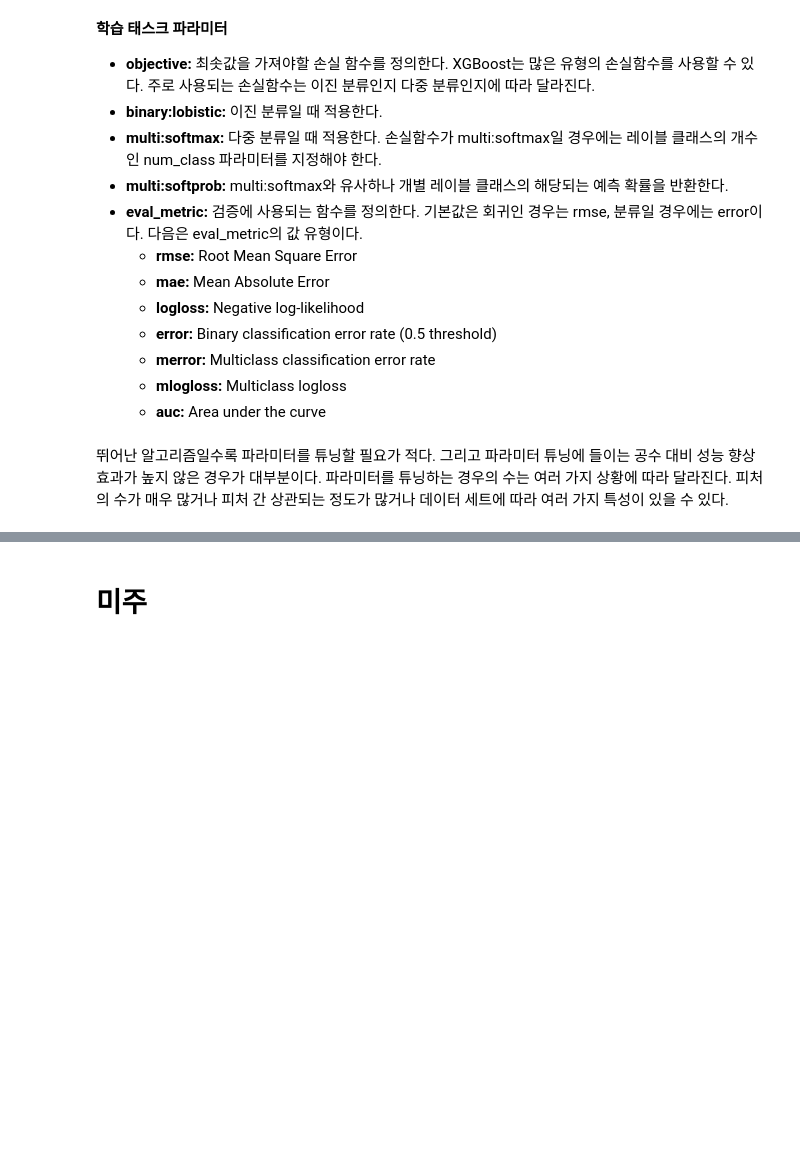
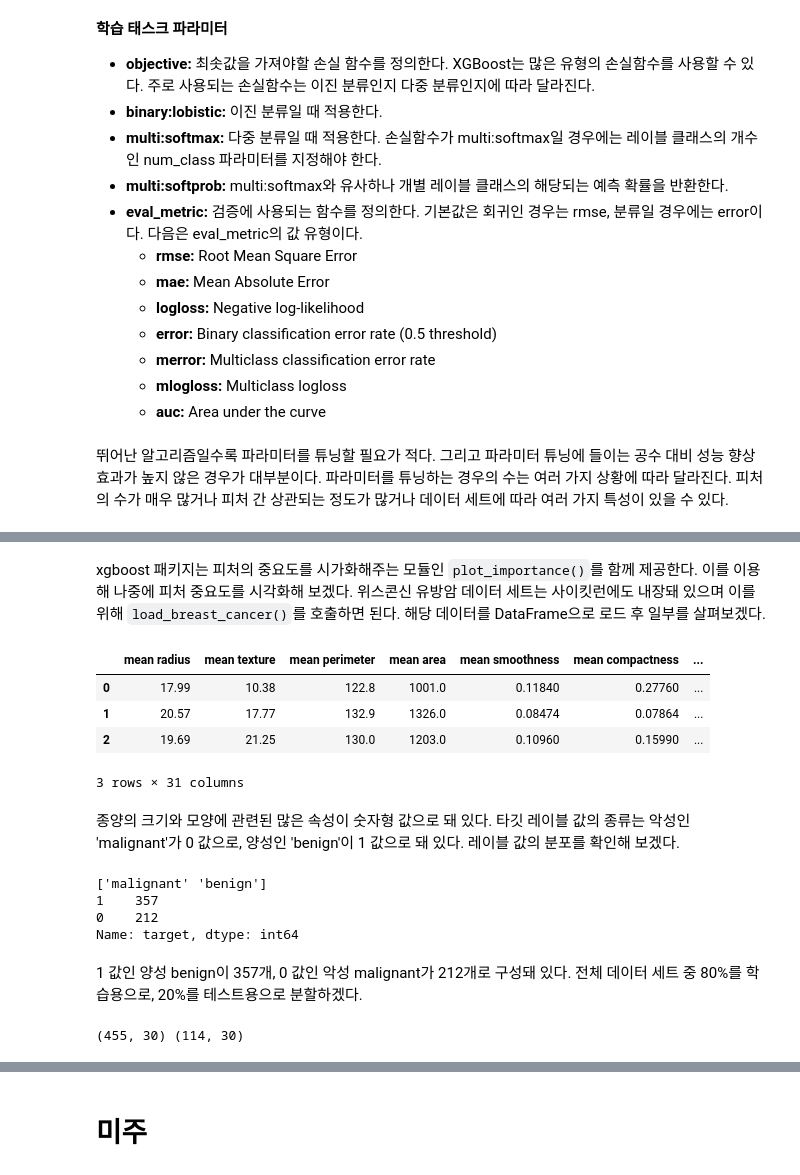
Before and after one commit to Sameta-cani/jwork, a Jupyter notebook: Boosting.ipynb, the cells around one changed output, grey strips where cells are left out. Drawn from its saved outputs; the diff is of its cells as text; code cells hidden in the pictures; blank space fills up the shorter version.

```diff
--- a/Boosting.ipynb
+++ b/Boosting.ipynb
@@ -661,0 +690,44 @@ GBM<sup>Gradient Boosting Machine</sup>의 하이퍼 파라미터를 어느 정
+# %% [markdown]
+xgboost 패키지는 피처의 중요도를 시가화해주는 모듈인 <code>plot_importance()</code>를 함께 제공한다. 이를 이용해 나중에 피처 중요도를 시각화해 보겠다. 위스콘신 유방암 데이터 세트는 사이킷런에도 내장돼 있으며 이를 위해 <code>load_breast_cancer()</code>를 호출하면 된다. 해당 데이터를 DataFrame으로 로드 후 일부를 살펴보겠다.
+# %%
+import xgboost as xgb
+from xgboost import plot_importance
+import pandas as pd
+import numpy as np
+from sklearn.datasets import load_breast_cancer
+from sklearn.model_selection import train_test_split
+import warnings
+warnings.filterwarnings('ignore')
+
+dataset = load_breast_cancer()
+X_features = dataset.data
+y_label = dataset.target
+
+cancer_df = pd.DataFrame(data=X_features, columns=dataset.feature_names)
+cancer_df['target'] = y_label
+cancer_df.head(3)
+# %% [output]
+|  | mean radius | mean texture | mean perimeter | mean area | mean smoothness | mean compactness | ... |
+| 0 | 17.99 | 10.38 | 122.8 | 1001.0 | 0.11840 | 0.27760 | ... |
+| 1 | 20.57 | 17.77 | 132.9 | 1326.0 | 0.08474 | 0.07864 | ... |
+| 2 | 19.69 | 21.25 | 130.0 | 1203.0 | 0.10960 | 0.15990 | ... |
+3 rows × 31 columns
+# %% [markdown]
+종양의 크기와 모양에 관련된 많은 속성이 숫자형 값으로 돼 있다. 타깃 레이블 값의 종류는 악성인 'malignant'가 0 값으로, 양성인 'benign'이 1 값으로 돼 있다. 레이블 값의 분포를 확인해 보겠다.
+# %%
+print(dataset.target_names)
+print(cancer_df['target'].value_counts())
+# %% [output]
+['malignant' 'benign']
+1    357
+0    212
+Name: target, dtype: int64
+# %% [markdown]
+1 값인 양성 benign이 357개, 0 값인 악성 malignant가 212개로 구성돼 있다. 전체 데이터 세트 중 80%를 학습용으로, 20%를 테스트용으로 분할하겠다.
+# %%
+# 전체 데이터 중 80%는 학습용 데이터, 20%는 테스트용 데이터 추출
+X_train, X_test, y_train, y_test = train_test_split(X_features, y_label,
+                                                    test_size=0.2, random_state=156)
+print(X_train.shape, X_test.shape)
+# %% [output]
+(455, 30) (114, 30)
```
Also changed, not shown: parts of 55 cells of this notebook.
